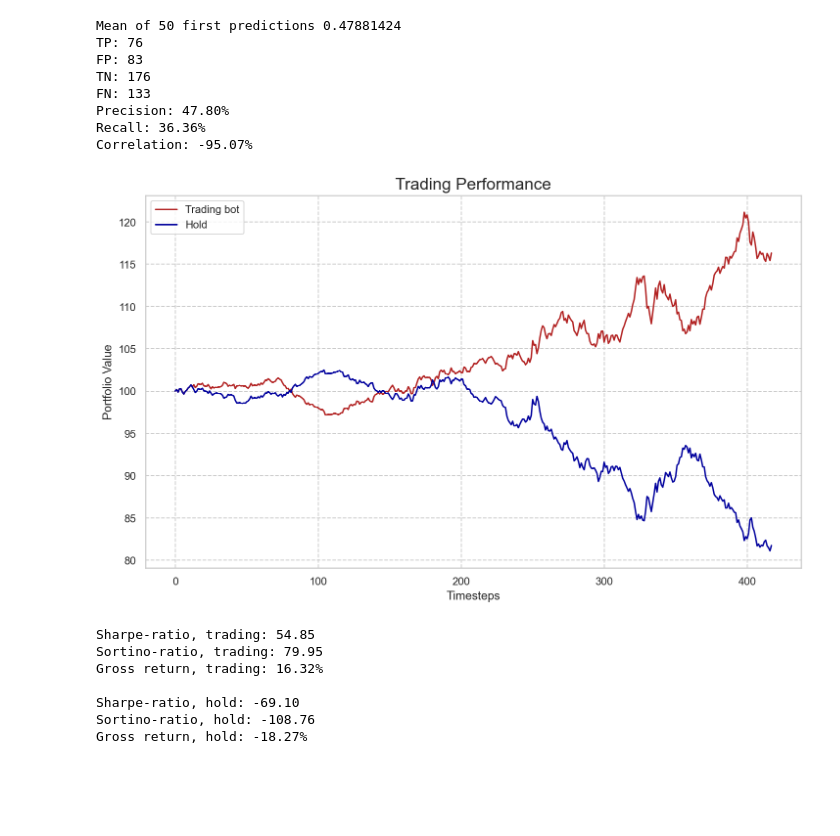
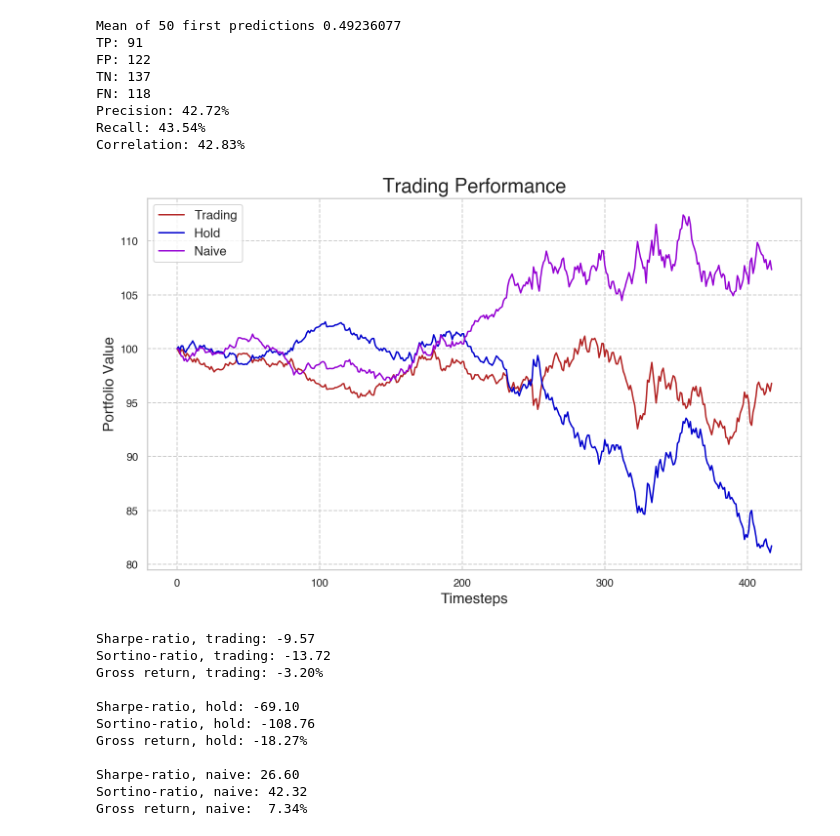
Before and after one commit to TimmieBengtsson/masters_project, a Jupyter notebook: model_evaluator.ipynb, the cells around one changed output. Cells and saved outputs as stored; diff of their text form; code cells hidden in the pictures; blank space fills up the shorter version.

Commit message:
corrected finance calculator and added naive trading algo

```diff
--- a/model_evaluator.ipynb
+++ b/model_evaluator.ipynb
@@ -22,14 +22,23 @@ import data_manipulator
 import create_model
 import data_reader
 import finance_calculator
+import latex
 
 sns.set_theme()
 sns.set_style("whitegrid", {'grid.linestyle': '--'})
 seq_col_brew = sns.color_palette("flag_r", 4)
 sns.set_palette(seq_col_brew)
 plt.rcParams["figure.figsize"] = (8,5)
-plt.rcParams["axes.titlesize"] = 17
+plt.rcParams["axes.titlesize"] = 20
+plt.rcParams["axes.labelsize"] = 15
+plt.rcParams["legend.fontsize"] = 13
+plt.rcParams['font.family'] = 'serif'
+plt.rcParams['font.serif'] = 'Helvetica'
 plt.rcParams['savefig.dpi'] = 1200
+
+plt.rc('text', usetex=True)
+plt.rc('font', family='serif')
+
 
 tf.keras.utils.set_random_seed(2) # relu
 
@@ -101,42 +114,45 @@ axs = plt.xlabel('Timesteps')
 # %%
 n = 50                       #--- VAR CHANGE
-first_n_predictions = df_rp.loc[0:n, 'pred[0]']
+first_n_predictions = df_rp.loc[0:n, 'probability_up']
 mean = np.mean(first_n_predictions)
 print(f'Mean of {n} first predictions', mean)
 
 treshhold = mean # 0 = always short, 1 = always long. mean ~ 50/50 short/long
 copy_df = df_rp[n:].reset_index(drop=True)
 portfolio_value_trading = finance_calculator.portfolio_value_trading(copy_df, treshhold)
 portfolio_value_hold = finance_calculator.portfolio_value_hold(copy_df)
 
+portfolio_value_naive = finance_calculator.portfolio_value_naive(copy_df)
+
 fig, axs = plt.subplots(1,1, figsize=(12,7))
 fig = plt.plot(portfolio_value_trading, color='firebrick', linestyle='-')
-fig = plt.plot(portfolio_value_hold)
+fig = plt.plot(portfolio_value_hold, color='mediumblue', linestyle='-')
+fig = plt.plot(portfolio_value_naive, color='darkviolet', linestyle='-')
 axs1 = plt.title('Trading Performance', )
 axs1 = plt.ylabel('Portfolio Value')
 axs1 = plt.xlabel('Timesteps')
-axs1 = plt.legend(['Trading bot', 'Hold'], loc='upper left')
+axs1 = plt.legend(['Trading', 'Hold', 'Naive'], loc='upper left')
 
 tp, fp, tn, fn = finance_calculator.confusion_stats_trading(df_rp, treshhold)
 print(f'TP: {tp}'); print(f'FP: {fp}'); print(f'TN: {tn}'); print(f'FN: {fn}')
 
 precision = tp / (tp + fp) #of the positive predictions, how many are correct?
 recall = tp / (tp + fn) #how many of the positives did we recall?
 print("Precision: {:5.2f}%".format(100 * precision))
 print("Recall: {:5.2f}%".format(100 * recall))
 
 correlation = np.corrcoef(portfolio_value_trading, portfolio_value_hold)[1][0]
 print("Correlation: {:5.2f}%".format(100 * correlation))
 # %% [output]
-Mean of 50 first predictions 0.47881424
-TP: 76
-FP: 83
-TN: 176
-FN: 133
-Precision: 47.80%
-Recall: 36.36%
-Correlation: -95.07%
+Mean of 50 first predictions 0.49236077
+TP: 91
+FP: 122
+TN: 137
+FN: 118
+Precision: 42.72%
+Recall: 43.54%
+Correlation: 42.83%
-[figure, old version]
+[figure, new version]
 # %%
 returns_trading = finance_calculator.daily_returns(portfolio_value_trading)
 sharpe_trading = finance_calculator.sharpe_ratio(returns_trading, 1440*365, 0.02)
@@ -155,11 +171,25 @@ print("Sharpe-ratio, hold: {:5.2f}".format(sharpe_hold))
 print("Sortino-ratio, hold: {:5.2f}".format(sortino_hold))
 gross_return_hold = finance_calculator.gross_return(portfolio_value_hold)
 print("Gross return, hold: {:5.2f}%".format(100 * gross_return_hold))
+
+print('')
+
+returns_naive = finance_calculator.daily_returns(portfolio_value_naive)
+sharpe_naive = finance_calculator.sharpe_ratio(returns_naive, 1440*365, 0.02)
+sortino_naive = finance_calculator.sortino_ratio(returns_naive, 1440*365, 0.02)
+print("Sharpe-ratio, naive: {:5.2f}".format(sharpe_naive))
+print("Sortino-ratio, naive: {:5.2f}".format(sortino_naive))
+gross_return_naive = finance_calculator.gross_return(portfolio_value_naive)
+print("Gross return, naive: {:5.2f}%".format(100 * gross_return_naive))
 # %% [output]
-Sharpe-ratio, trading: 54.85
-Sortino-ratio, trading: 79.95
-Gross return, trading: 16.32%
+Sharpe-ratio, trading: -9.57
+Sortino-ratio, trading: -13.72
+Gross return, trading: -3.20%
 
 Sharpe-ratio, hold: -69.10
 Sortino-ratio, hold: -108.76
 Gross return, hold: -18.27%
+
+Sharpe-ratio, naive: 26.60
+Sortino-ratio, naive: 42.32
+Gross return, naive:  7.34%
```
Also changed, not shown: parts of 4 cells of this notebook, 9 other files.
